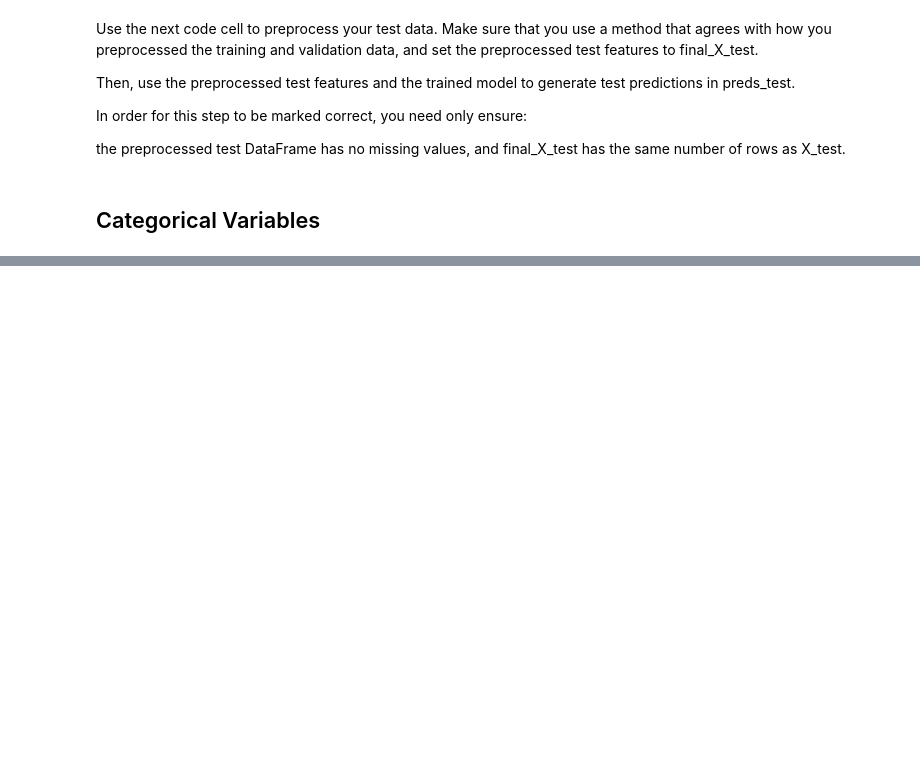
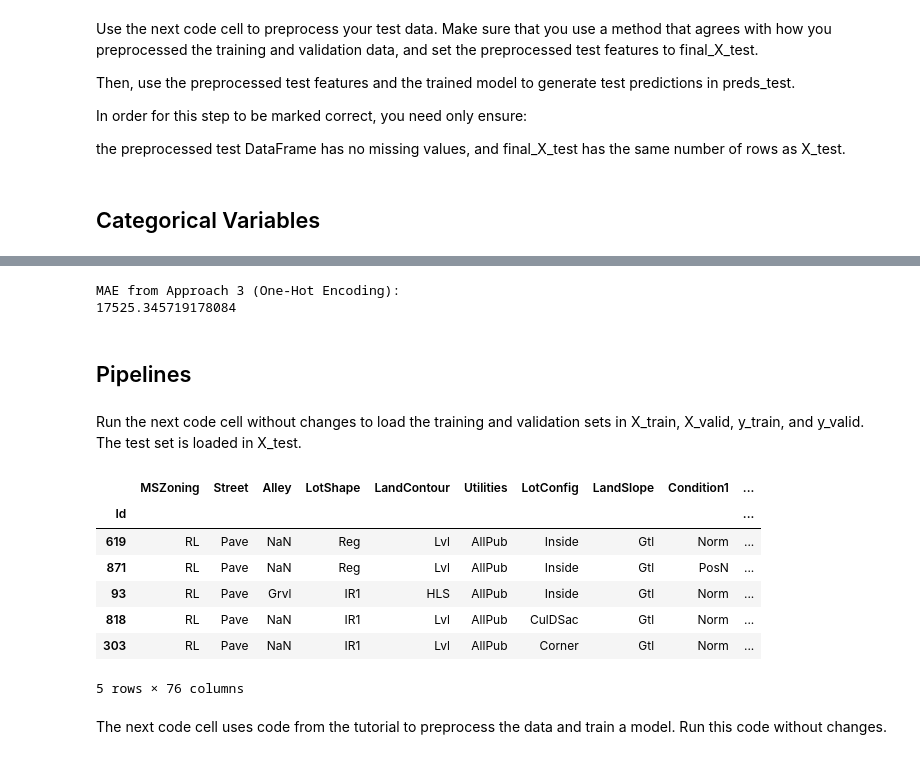
Before and after one commit to AlexandreNeuk/intermediate-machine-learning, a Jupyter notebook: Intermediate Machine Learning.ipynb, the cells around one changed output, grey strips where cells are left out. Drawn from its saved outputs; the diff is of its cells as text; code cells hidden in the pictures; blank space fills up the shorter version.

```diff
--- a/Intermediate Machine Learning.ipynb
+++ b/Intermediate Machine Learning.ipynb
@@ -252,0 +474,56 @@ output.to_csv('submission_missing_values.csv', index=False)
+# %%
+print("MAE from Approach 3 (One-Hot Encoding):")
+print(score_dataset(OH_X_train, OH_X_valid, y_train, y_valid))
+# %% [output]
+MAE from Approach 3 (One-Hot Encoding):
+17525.345719178084
+# %% [markdown]
+## Pipelines
+# %% [markdown]
+Run the next code cell without changes to load the training and validation sets in X_train, X_valid, y_train, and y_valid. The test set is loaded in X_test.
+# %%
+import pandas as pd
+from sklearn.model_selection import train_test_split
+
+# Read the data
+X_full = pd.read_csv('data/train.csv', index_col='Id')
+X_test_full = pd.read_csv('data/test.csv', index_col='Id')
+
+# Remove rows with missing target, separate target from predictors
+X_full.dropna(axis=0, subset=['SalePrice'], inplace=True)
+y = X_full.SalePrice
+X_full.drop(['SalePrice'], axis=1, inplace=True)
+
+# Break off validation set from training data
+X_train_full, X_valid_full, y_train, y_valid = train_test_split(X_full, y,
+                                                                train_size=0.8, test_size=0.2,
+                                                                random_state=0)
+
+# "Cardinality" means the number of unique values in a column
+# Select categorical columns with relatively low cardinality (convenient but arbitrary)
+categorical_cols = [cname for cname in X_train_full.columns if
+                    X_train_full[cname].nunique() < 10 and
+                    X_train_full[cname].dtype == "object"]
+
+# Select numerical columns
+numerical_cols = [cname for cname in X_train_full.columns if
+                X_train_full[cname].dtype in ['int64', 'float64']]
+
+# Keep selected columns only
+my_cols = categorical_cols + numerical_cols
+X_train = X_train_full[my_cols].copy()
+X_valid = X_valid_full[my_cols].copy()
+X_test = X_test_full[my_cols].copy()
+# %%
+X_train.head()
+# %% [output]
+|  | MSZoning | Street | Alley | LotShape | LandContour | Utilities | LotConfig | LandSlope | Condition1 | ... |
+| Id |  |  |  |  |  |  |  |  |  | ... |
+| 619 | RL | Pave | NaN | Reg | Lvl | AllPub | Inside | Gtl | Norm | ... |
+| 871 | RL | Pave | NaN | Reg | Lvl | AllPub | Inside | Gtl | PosN | ... |
+| 93 | RL | Pave | Grvl | IR1 | HLS | AllPub | Inside | Gtl | Norm | ... |
+| 818 | RL | Pave | NaN | IR1 | Lvl | AllPub | CulDSac | Gtl | Norm | ... |
+| 303 | RL | Pave | NaN | IR1 | Lvl | AllPub | Corner | Gtl | Norm | ... |
+5 rows × 76 columns
+# %% [markdown]
+The next code cell uses code from the tutorial to preprocess the data and train a model.  Run this code without changes.
```
Also changed, not shown: parts of 35 cells of this notebook, 1 other file.
